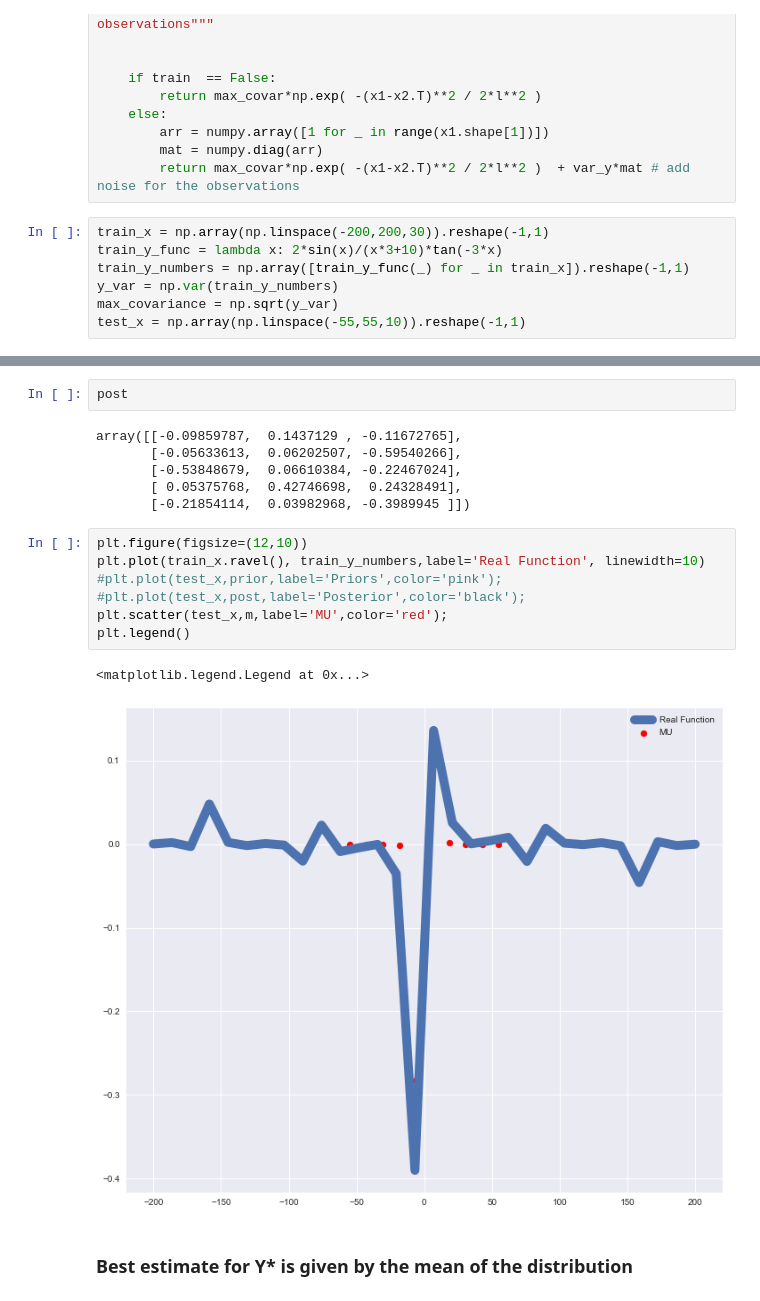
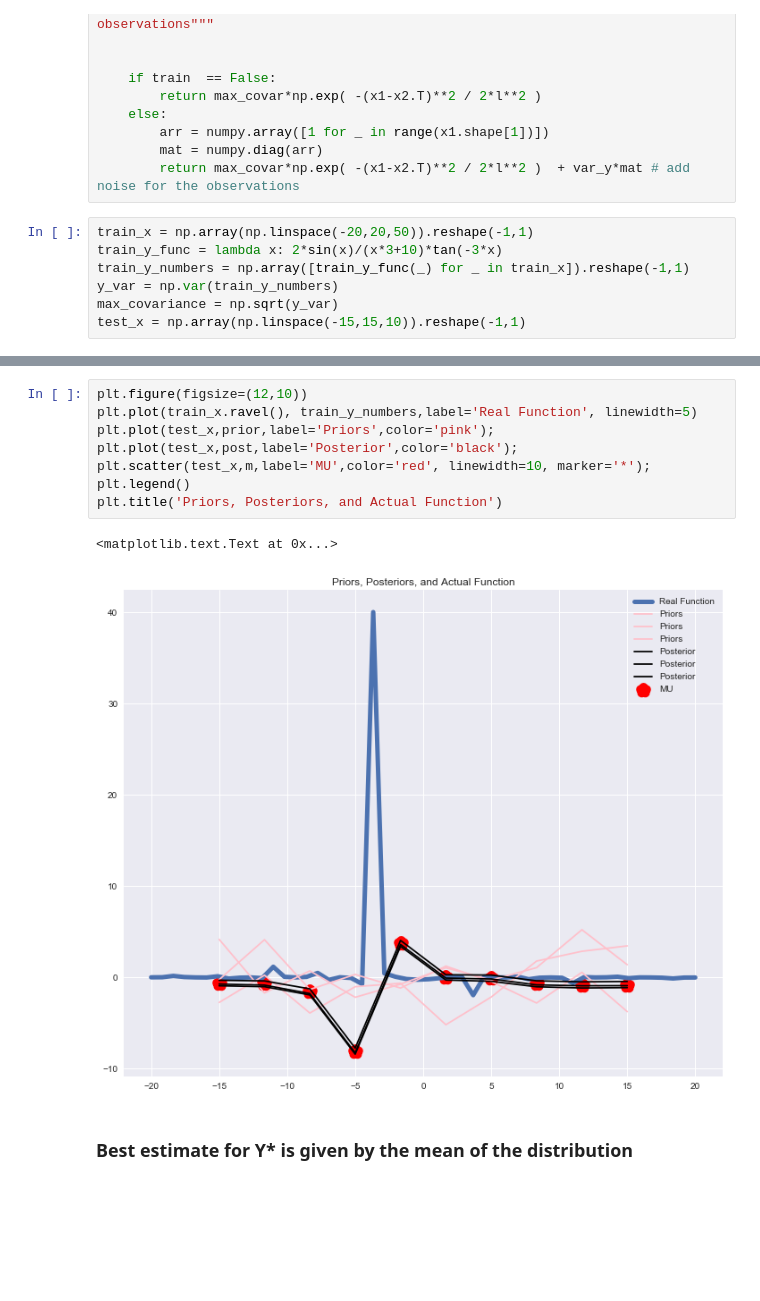
Before and after one commit to jonhilgart22/advanced_stats, a Jupyter notebook: final_project/Experimenting with GPs.ipynb, the cells around one changed output, grey strips where cells are left out. Cells and saved outputs as stored; diff of their text form; blank space fills up the shorter version.

```diff
--- a/final_project/Experimenting with GPs.ipynb
+++ b/final_project/Experimenting with GPs.ipynb
@@ -471,12 +471,12 @@ def squarred_exponential_kernel_w_noise( max_covar, x1, x2, l=1, train=False, va
         mat = numpy.diag(arr)
         return max_covar*np.exp( -(x1-x2.T)**2 / 2*l**2 )  + var_y*mat # add noise for the observations
 # %%
-train_x = np.array(np.linspace(-200,200,30)).reshape(-1,1)
+train_x = np.array(np.linspace(-20,20,50)).reshape(-1,1)
 train_y_func = lambda x: 2*sin(x)/(x*3+10)*tan(-3*x)
 train_y_numbers = np.array([train_y_func(_) for _ in train_x]).reshape(-1,1)
 y_var = np.var(train_y_numbers)
 max_covariance = np.sqrt(y_var)
-test_x = np.array(np.linspace(-55,55,10)).reshape(-1,1)
+test_x = np.array(np.linspace(-15,15,10)).reshape(-1,1)
 # %%
 def test_gaussian_process(test_x, train_x, train_y_numbers, return_cov = False, return_sample = False):
     """Test one new point in the Gaussian process or an array of points
@@ -567,20 +540,13 @@ array([[-25. ],
-# %%
-post
-# %% [output]
-array([[-0.09859787,  0.1437129 , -0.11672765],
-       [-0.05633613,  0.06202507, -0.59540266],
-       [-0.53848679,  0.06610384, -0.22467024],
-       [ 0.05375768,  0.42746698,  0.24328491],
-       [-0.21854114,  0.03982968, -0.3989945 ]])
 # %%
 plt.figure(figsize=(12,10))
-plt.plot(train_x.ravel(), train_y_numbers,label='Real Function', linewidth=10)
-#plt.plot(test_x,prior,label='Priors',color='pink');
-#plt.plot(test_x,post,label='Posterior',color='black');
-plt.scatter(test_x,m,label='MU',color='red');
+plt.plot(train_x.ravel(), train_y_numbers,label='Real Function', linewidth=5)
+plt.plot(test_x,prior,label='Priors',color='pink');
+plt.plot(test_x,post,label='Posterior',color='black');
+plt.scatter(test_x,m,label='MU',color='red', linewidth=10, marker='*');
 plt.legend()
+plt.title('Priors, Posteriors, and Actual Function')
 # %% [output]
-<matplotlib.legend.Legend at 0x...>
+<matplotlib.text.Text at 0x...>
-[figure, old version]
+[figure, new version]
 # %% [markdown]
 ### Best estimate for Y* is given by the mean of the distribution
```
Also changed, not shown: parts of 12 cells of this notebook.
